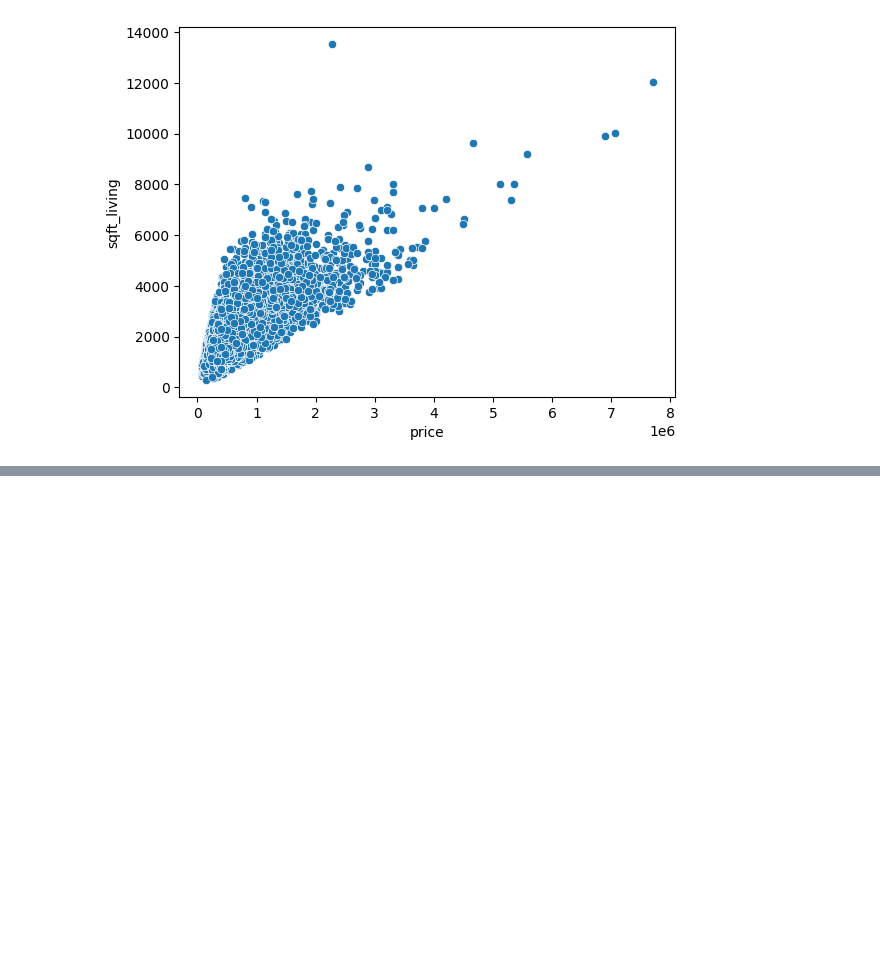
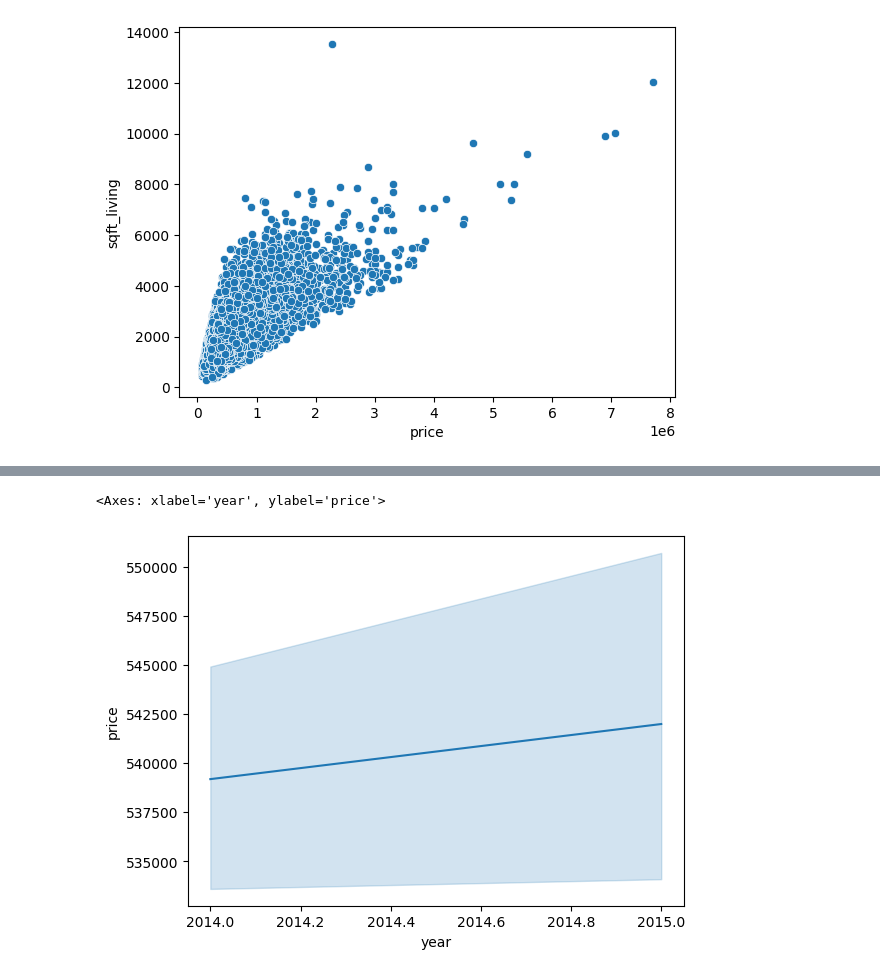
Before and after one commit to HumailShahzad/Price_Prediction_ANN, a Jupyter notebook: HousePricePreditionANN.ipynb, the cells around one changed output, grey strips where cells are left out. Saved outputs shown, nothing was run; the diff lists cells and outputs as text; code cells hidden in the pictures; blank space fills up the shorter version.

```diff
--- a/HousePricePreditionANN.ipynb
+++ b/HousePricePreditionANN.ipynb
@@ -89,0 +166,9 @@ sns.scatterplot(x='price',y='sqft_living',data=df)
+# %%
+df['date'] = pd.to_datetime(df['date'])
+df['month'] = df['date'].apply(lambda date:date.month)
+df['year'] = df['date'].apply(lambda date:date.year)
+# %%
+sns.lineplot(x='year',y='price',data=df)
+# %% [output]
+<Axes: xlabel='year', ylabel='price'>
+[figure, added]
```
Also changed, not shown: parts of 5 cells of this notebook.
